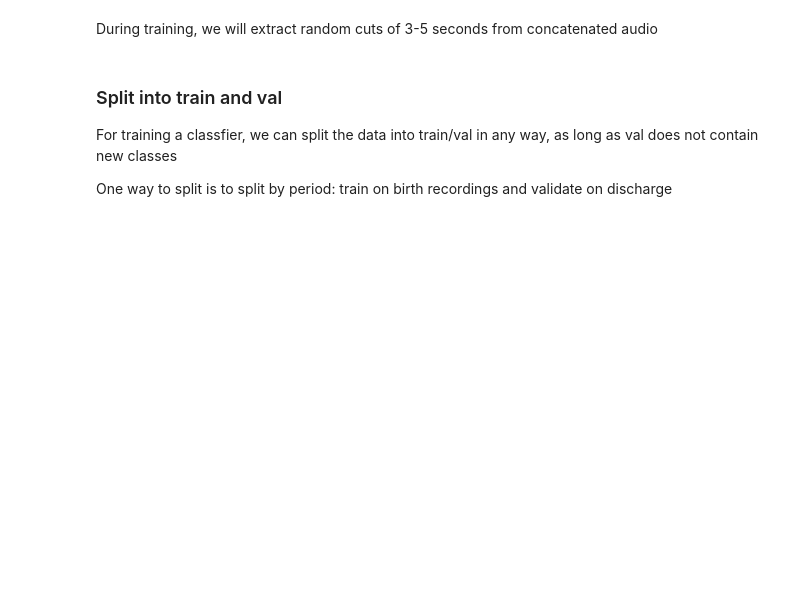
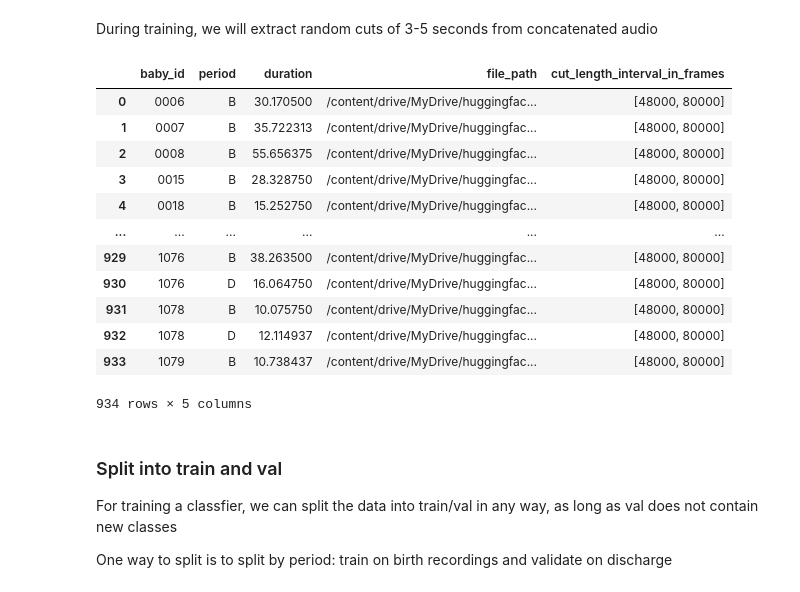
Before and after one commit to DineshKPendyala/cryceleb2023, a Jupyter notebook: train.ipynb, the cells around one changed output. Cells and saved outputs as stored; diff of their text form; code cells hidden in the pictures; blank space fills up the shorter version.

```diff
--- a/train.ipynb
+++ b/train.ipynb
@@ -149,6 +177,22 @@ cut_length_interval = (3, 5)
 manifest_df["cut_length_interval_in_frames"] = manifest_df.apply(
     lambda row: create_cut_length_interval(row, cut_length_interval=cut_length_interval), axis=1
 )
+# %%
+display(manifest_df)
+# %% [output]
+|  | baby_id | period | duration | file_path | cut_length_interval_in_frames |
+| 0 | 0006 | B | 30.170500 | /content/drive/MyDrive/huggingfac... | [48000, 80000] |
+| 1 | 0007 | B | 35.722313 | /content/drive/MyDrive/huggingfac... | [48000, 80000] |
+| 2 | 0008 | B | 55.656375 | /content/drive/MyDrive/huggingfac... | [48000, 80000] |
+| 3 | 0015 | B | 28.328750 | /content/drive/MyDrive/huggingfac... | [48000, 80000] |
+| 4 | 0018 | B | 15.252750 | /content/drive/MyDrive/huggingfac... | [48000, 80000] |
+| ... | ... | ... | ... | ... | ... |
+| 929 | 1076 | B | 38.263500 | /content/drive/MyDrive/huggingfac... | [48000, 80000] |
+| 930 | 1076 | D | 16.064750 | /content/drive/MyDrive/huggingfac... | [48000, 80000] |
+| 931 | 1078 | B | 10.075750 | /content/drive/MyDrive/huggingfac... | [48000, 80000] |
+| 932 | 1078 | D | 12.114937 | /content/drive/MyDrive/huggingfac... | [48000, 80000] |
+| 933 | 1079 | B | 10.738437 | /content/drive/MyDrive/huggingfac... | [48000, 80000] |
+934 rows × 5 columns
 # %% [markdown]
 ### Split into train and val
 
```
Also changed, not shown: parts of 9 cells of this notebook.
